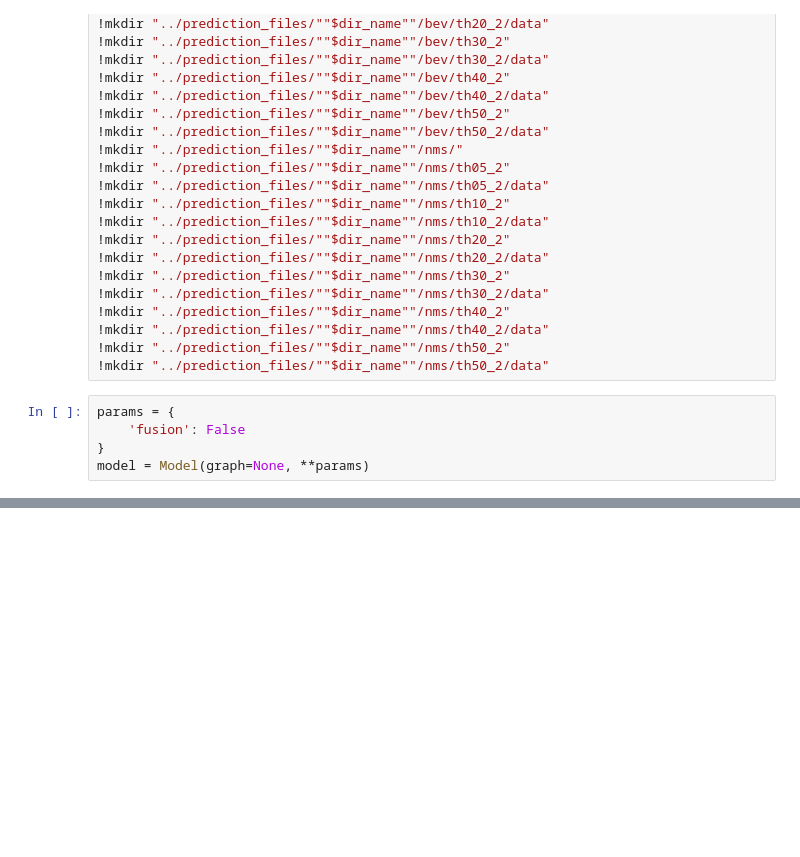
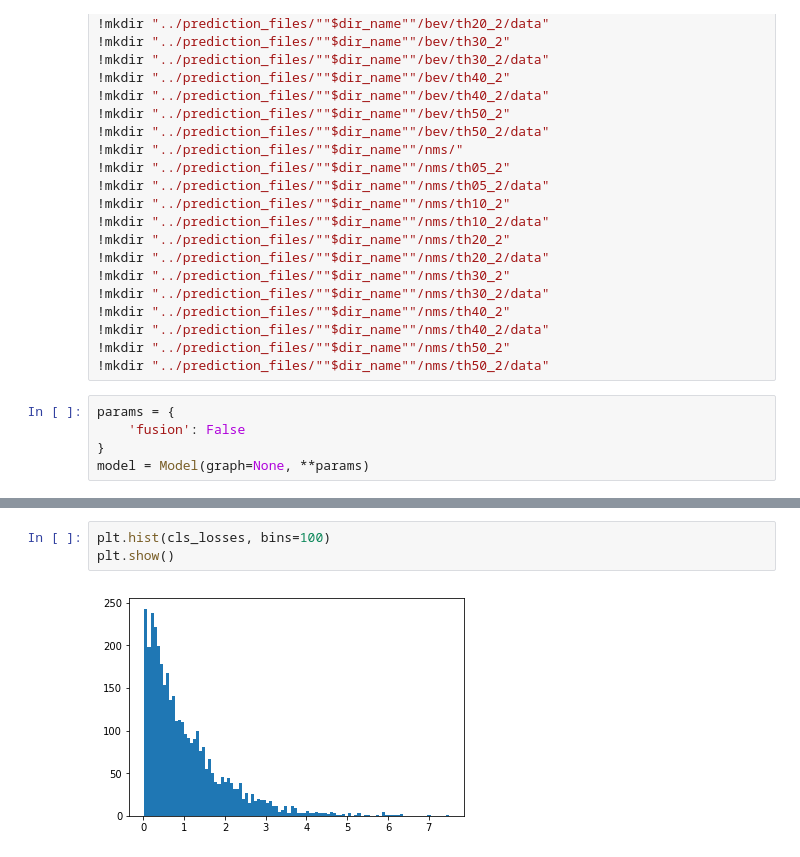
Before and after one commit to marmohamed/Multi-Modal-Fusion-For-3d-Object-Detection, a Jupyter notebook: src/Notebooks/write_predictions_new.ipynb, the cells around one changed output, grey strips where cells are left out. Saved outputs shown, nothing was run; the diff lists cells and outputs as text; blank space fills up the shorter version.

```diff
--- a/src/Notebooks/write_predictions_new.ipynb
+++ b/src/Notebooks/write_predictions_new.ipynb
@@ -646,0 +696,5 @@ i =  3600
+# %%
+plt.hist(cls_losses, bins=100)
+plt.show()
+# %% [output]
+[figure, added]
```
Also changed, not shown: parts of 29 cells of this notebook, 4 other files.
